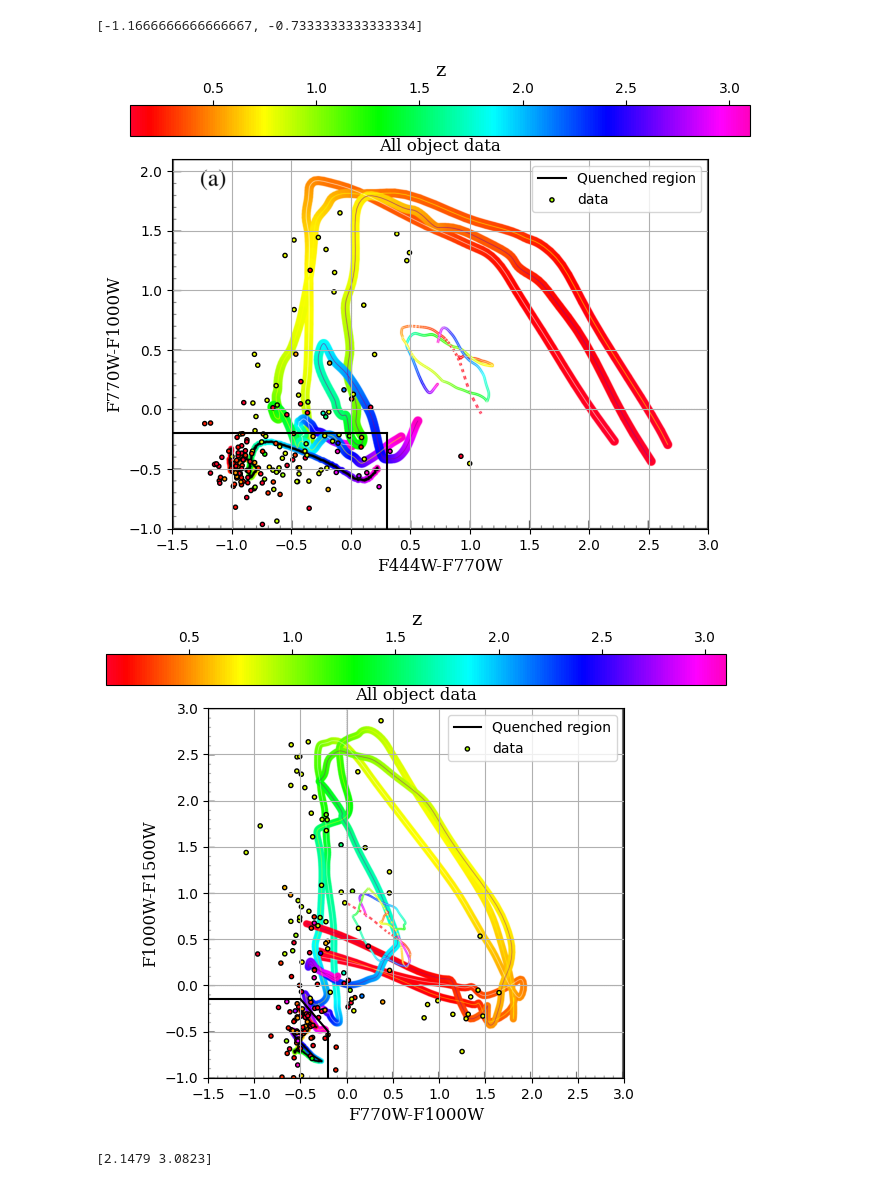
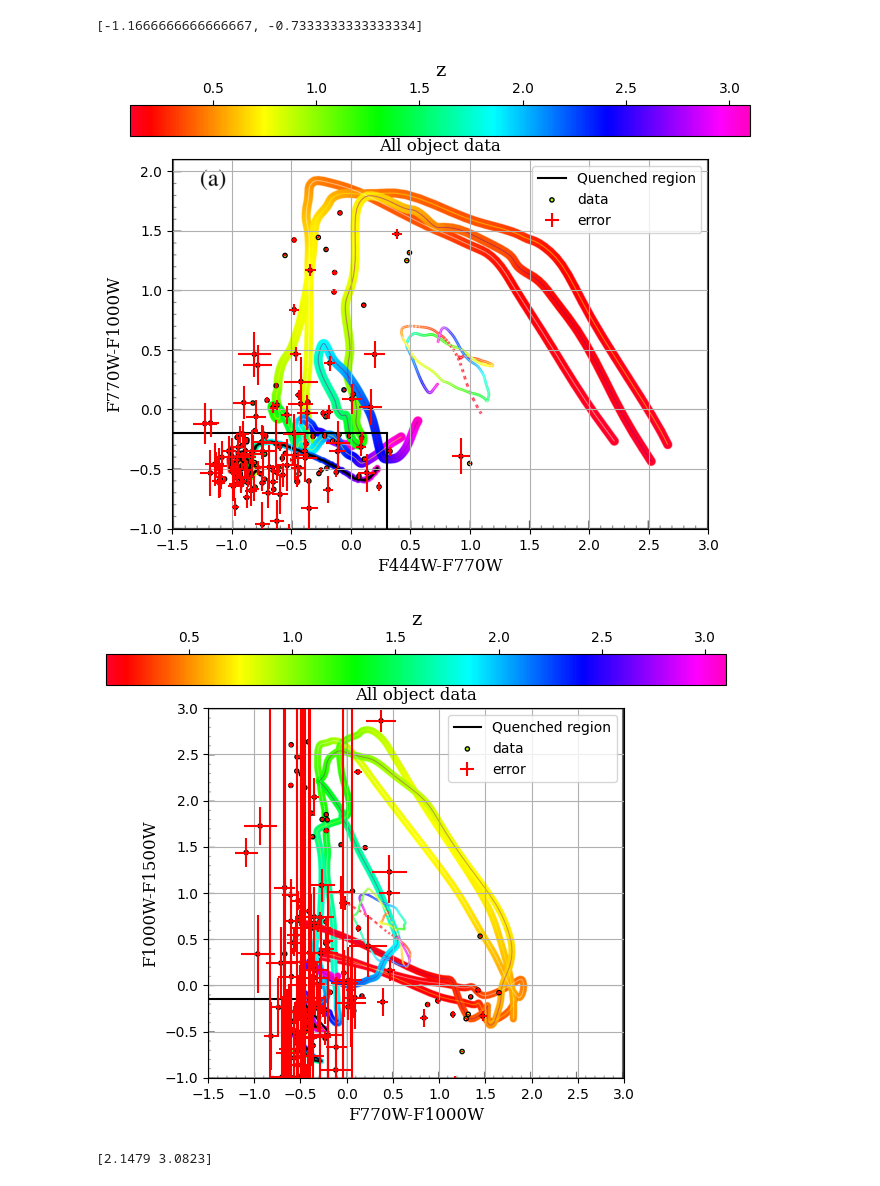
Before and after one commit to StellaWasTaken/1st-year-project, a Jupyter notebook: CSFG data results.ipynb, the cells around one changed output. Cells and saved outputs as stored; diff of their text form; code cells hidden in the pictures.

```diff
--- a/CSFG data results.ipynb
+++ b/CSFG data results.ipynb
@@ -97,37 +97,37 @@ plt.figure(figsize=(8, 6))
 plt.plot(boxh[0], boxh[1], color="k", label="Quenched region")
 plt.plot(boxv[0], boxv[1], color="k")
 implot = plt.imshow(fig1, extent=[-1.5, 3, -1, 2.1])
 allplot1 = plt.scatter(M47, M710, c=red, marker=".", vmin=0.1, vmax=3.1, label = "data", cmap=sm, edgecolors="k")
 plt.colorbar(allplot1, orientation="horizontal", location="top").set_label(label='z',size=14,**newfont)
-#plt.errorbar(M47, M710, yerr=M710e, xerr=M47e, linestyle = "", color="r", label = "error") #VERY large errors
+plt.errorbar(M47, M710, yerr=M710e, xerr=M47e, linestyle = "", color="r", label = "error") #VERY large errors
 plt.title("All object data", **newfont, fontsize=12)
 plt.xlabel("F444W-F770W", **newfont, fontsize=12)
 plt.ylabel("F770W-F1000W", **newfont, fontsize=12)
 plt.xlim(-1.5, 3)
 plt.ylim(-1, 2.1)
 plt.legend()
 plt.grid()
 plt.show()
 
 #fig2 plot
 plt.figure(figsize=(8, 6))
 plt.plot(fictdatlinear[0], fictdatlinear[1], color="k", label="Quenched region")
 plt.plot(fictdathline[0], fictdathline[1], color="k")
 plt.plot(fictdatvline[0], fictdatvline[1], color="k")
 implot = plt.imshow(fig2, extent=[-1.5, 3, -1, 3])
 allplot2 = plt.scatter(M710, M115, c=red, marker=".", vmin=0.1, vmax=3.1, label = "data", cmap=sm, edgecolors="k")
 plt.colorbar(allplot2, orientation="horizontal", location="top").set_label(label='z',size=14,**newfont)
-#plt.errorbar(M710, M115, yerr=M115e, xerr=M710e, linestyle = "", color="r", label = "error") #VERY large errors
+plt.errorbar(M710, M115, yerr=M115e, xerr=M710e, linestyle = "", color="r", label = "error") #VERY large errors
 plt.title("All object data", **newfont, fontsize=12)
 plt.xlabel("F770W-F1000W", **newfont, fontsize=12)
 plt.ylabel("F1000W-F1500W", **newfont, fontsize=12)
 plt.xlim(-1.5, 3)
 plt.ylim(-1, 3)
 plt.legend()
 plt.grid()
 # %% [output]
-[figure, old version]
+[figure, new version]
-[figure, old version]
+[figure, new version]
 # %%
 #Finding SFGs with z=>2 for fig1 and fig2 plot:
 
```
